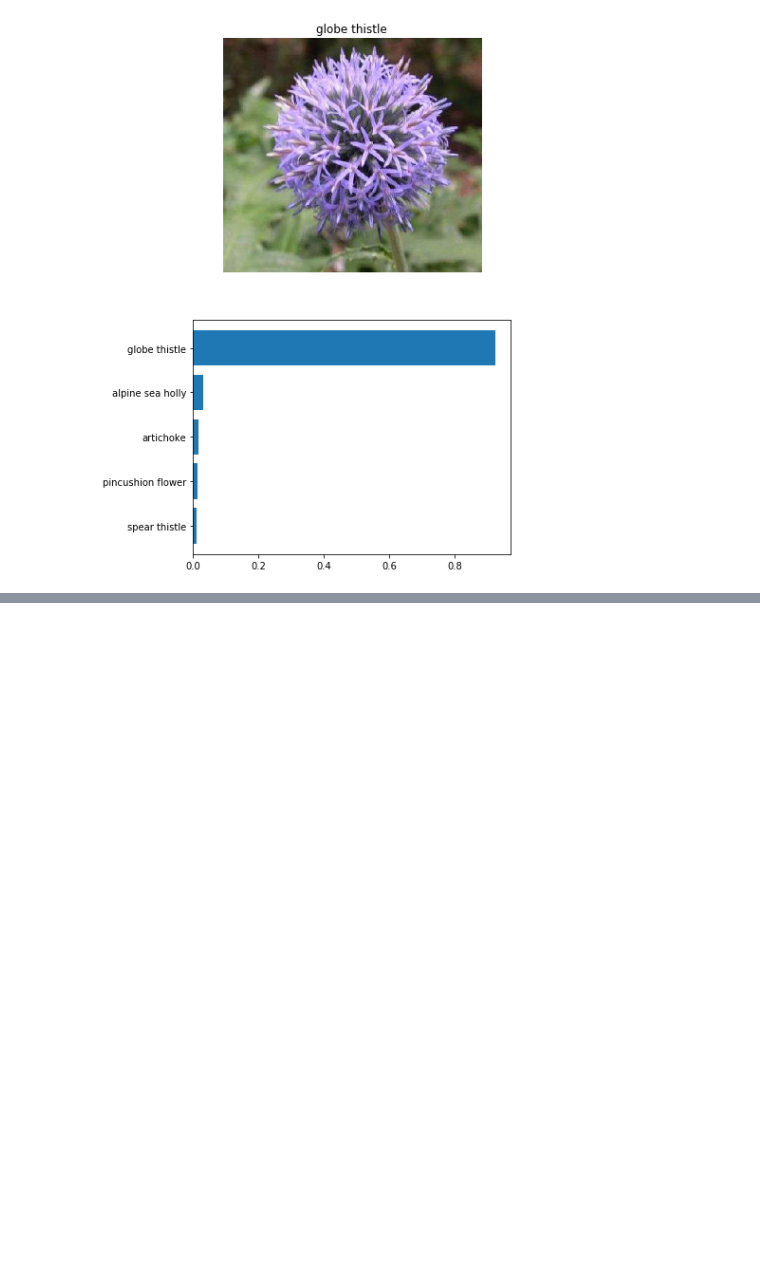
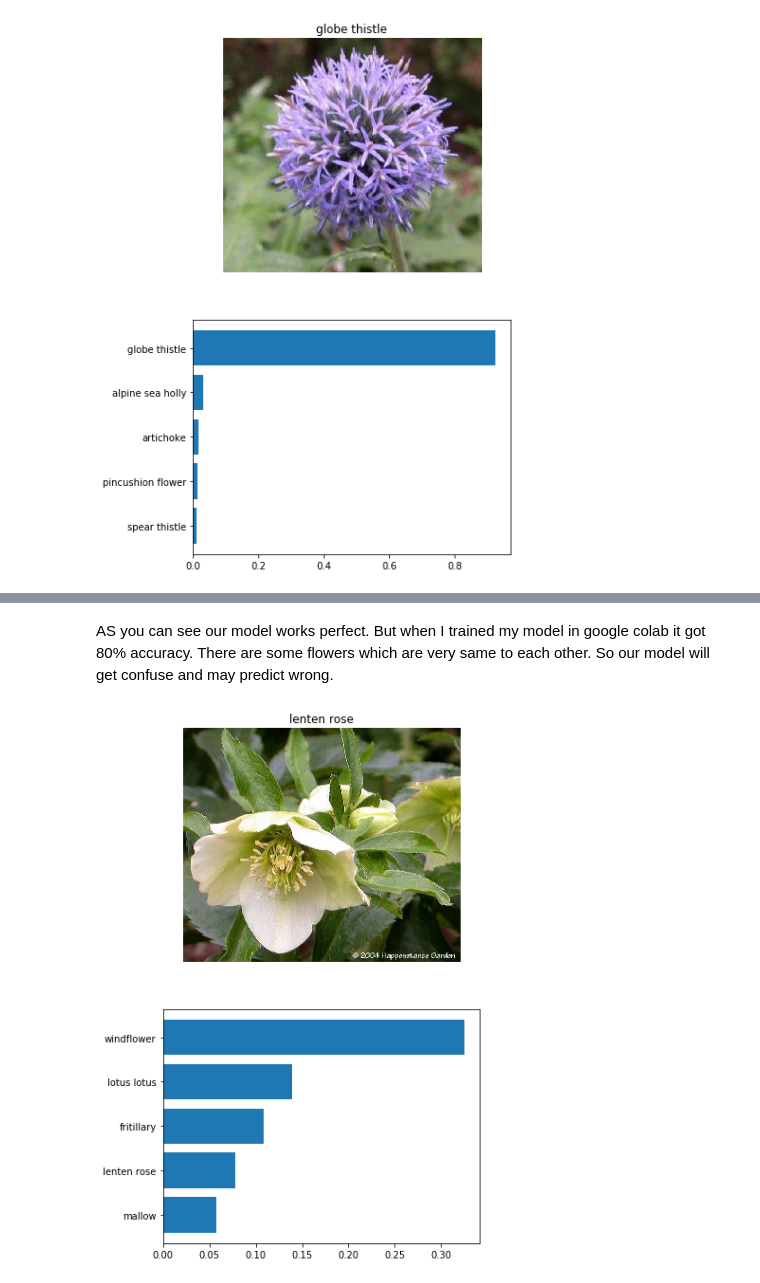
Before and after one commit to theonlyNischal/Image-Clasifier-Project, a Jupyter notebook: Untitled.ipynb, the cells around one changed output, grey strips where cells are left out. Cells and saved outputs as stored; diff of their text form; code cells hidden in the pictures; blank space fills up the shorter version.

```diff
--- a/Untitled.ipynb
+++ b/Untitled.ipynb
@@ -444,0 +465,9 @@ As you can see, our model correctly predicts that the image is globe thistle.
+# %% [markdown]
+AS you can see our model works perfect. But when I trained my model in google colab it got 80% accuracy. There are some flowers which are very same to each other. So our model will get confuse and may predict wrong.
+# %%
+
+img = 'flower_data/valid/40/image_04578.jpg'
+p, c = predict(img, loaded_model)
+view_classify(img, p, c, cat_to_name)
+# %% [output]
+[figure, added]
```
Also changed, not shown: parts of 5 cells of this notebook.
